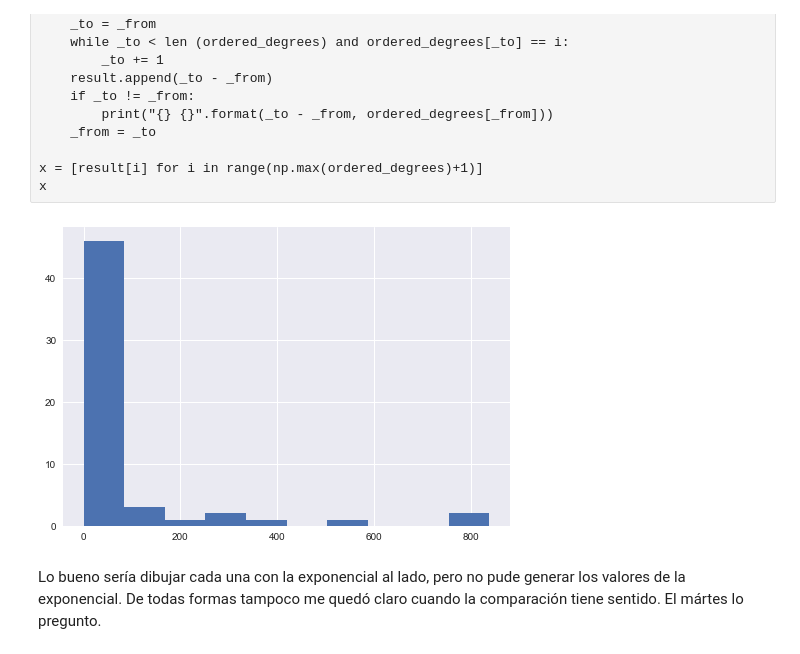
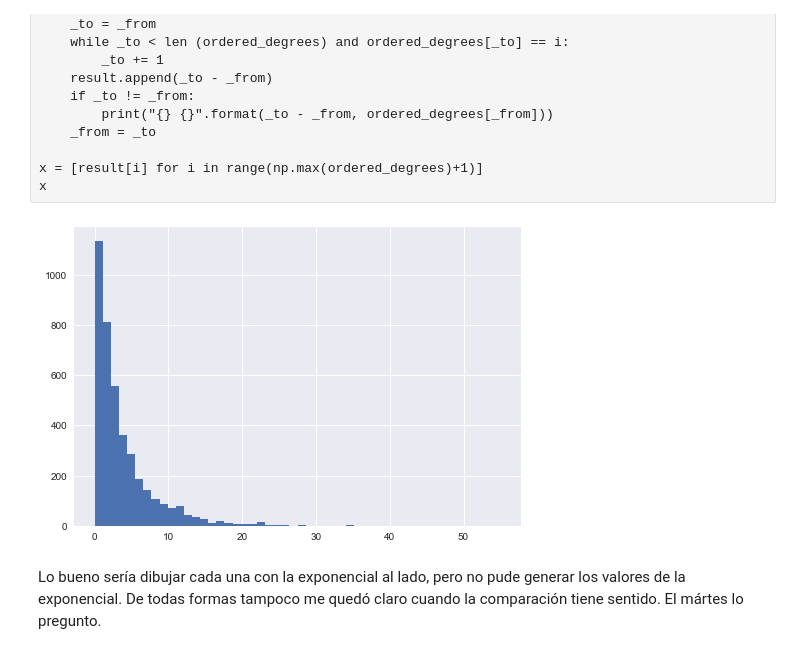
Before and after one commit to BrianBohe/DataScienceCourse, a Jupyter notebook: tp4/Untitled.ipynb, the cells around one changed output. Drawn from its saved outputs; the diff is of its cells as text; code cells hidden in the pictures.

```diff
--- a/tp4/Untitled.ipynb
+++ b/tp4/Untitled.ipynb
@@ -98,11 +98,12 @@ x = [result[i] for i in range(np.max(ordered_degrees)+1)]
 x
 # %%
 #Hay que darlo vuelta, me canse
+y = [n[1] for n in nx.degree(G)]
 plt.clf()
-ax1 = plt.hist(x, normed=0)
+ax1 = plt.hist(y, bins = 50)
 sns.plt.show()
 # %% [output]
-[figure, old version]
+[figure, new version]
 # %% [markdown]
 Lo bueno sería dibujar cada una con la exponencial al lado, pero no pude generar los valores de la exponencial. De todas formas tampoco me quedó claro cuando la comparación tiene sentido. El mártes lo pregunto.
 # %%
```
Also changed, not shown: parts of 2 cells of this notebook.
